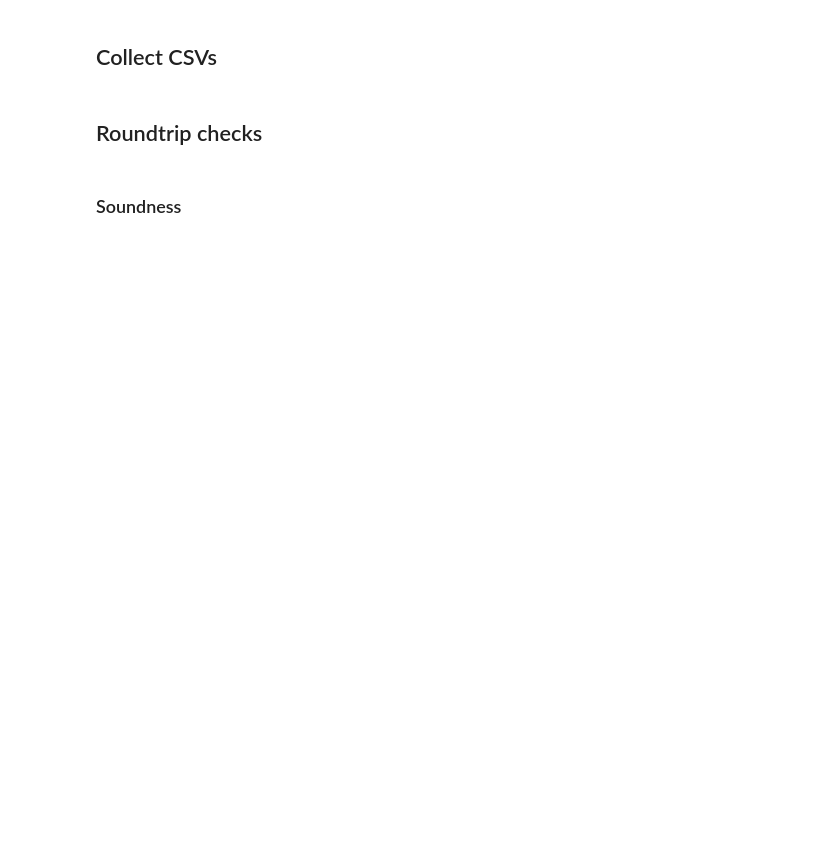
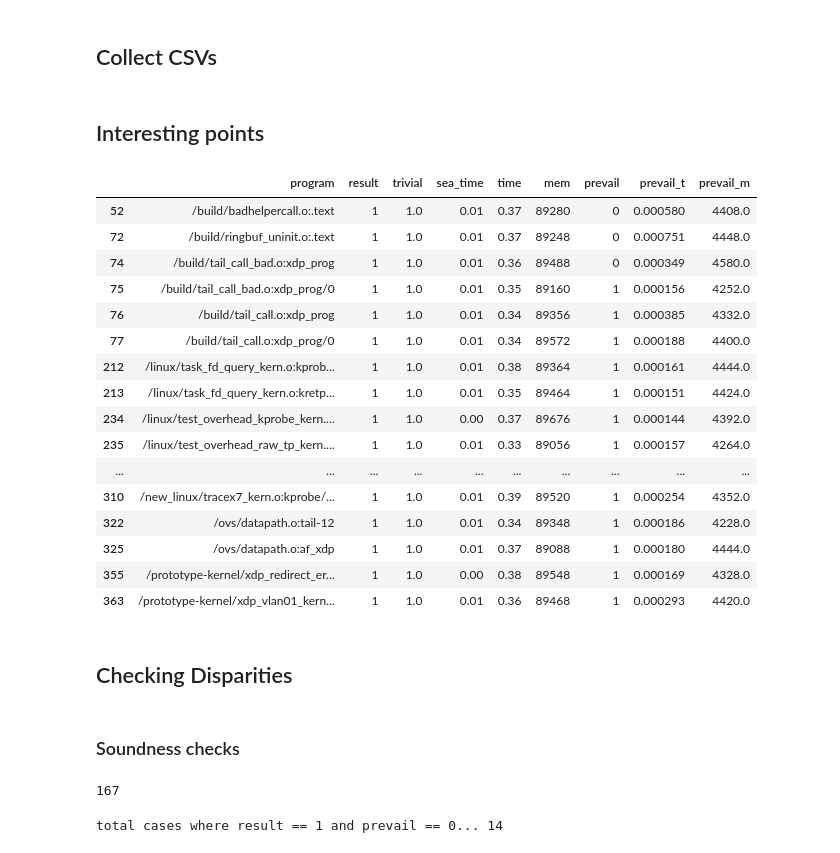
Before and after one commit to jetafese/btor2mlir-1, a Jupyter notebook: utils/ebpf/results/ebpf_results.ipynb, the cells around one changed output. Saved outputs shown, nothing was run; the diff lists cells and outputs as text; code cells hidden in the pictures; blank space fills up the shorter version.

```diff
--- a/utils/ebpf/results/ebpf_results.ipynb
+++ b/utils/ebpf/results/ebpf_results.ipynb
@@ -33,3 +22,40 @@ def clean_csv(in_file, ref=False):
+# %%
+TIMEOUTMAX = 20
+MEMOUTMAX = 200000
+
+def clean_csv(in_file, ref=False):
+  df = pd.read_csv(in_file)
+  # drop rows that don't belong
+  df = df[df["File"].str.contains("/ebpf-samples") == True]
+  assert (df.count()['File'] == 369)
+  # get program name, ignore full path
+  df[['path', 'program']] = df['File'].str.split(pat = '/ebpf-samples', expand = True)
+  df = df.drop(columns=['path', 'File'])
+  # distinguish between reference results and current results
+  if ref:
+    df = df.rename(columns = {'Result': 'prevail'})
+    df = df.rename(columns = {'Cpu': 'prevail_t'})
+    df = df.rename(columns = {'Mem': 'prevail_m'})
+    df = df[['program', 'prevail', 'prevail_t', 'prevail_m']]
+    # handle NAs
+    df['prevail_t'] = df['prevail_t'].fillna(TIMEOUTMAX)
+    df['prevail_m'] = df['prevail_m'].fillna(MEMOUTMAX)
+  else:
+    df = df.rename(columns = {'Result': 'result'})
+    # extract seahorn time
+    df[['title', 'sea_time']] = df['seahorn_time'].str.split(pat = 'seahorn_total', expand = True)
+    df = df.drop(columns=['title', 'seahorn_time'])
+    # extract total time
+    df[['time', 'mem_total']] = df['total'].str.split(pat = 'user', expand = True)
+    df = df.drop(columns=['total'])
+    # extract total memory
+    df[['extra_1', 'mem_s']] = df['mem_total'].str.split(pat = '0avgdata', expand = True)
+    df[['mem', 'extra_2']] = df['mem_s'].str.split(pat = 'maxresident', expand = True)
+    df = df.drop(columns=['extra_1', 'mem_s', 'extra_2'])
+    df = df[['program', 'result', 'trivial', 'sea_time', 'time', 'mem']]
+    # handle NAs
+    df['trivial'] = df['trivial'].fillna(0)
+  return df
 # %% [markdown]
 ## Collect CSVs
 # %%
@@ -41,7 +67,44 @@ current_results = clean_csv(CURRENT)
 ref_results = clean_csv(REFERENCE, ref=True)
 # current_results
 # ref_results
+# %% [markdown]
+## Interesting points
+# %%
+trivialForSeahorn = pd.merge(current_results, ref_results, how='inner', on='program')
+trivialForSeahorn[trivialForSeahorn['trivial'] == 1.0]
+# %% [output]
+|  | program | result | trivial | sea_time | time | mem | prevail | prevail_t | prevail_m |
+| 52 | /build/badhelpercall.o:.text | 1 | 1.0 | 0.01 | 0.37 | 89280 | 0 | 0.000580 | 4408.0 |
+| 72 | /build/ringbuf_uninit.o:.text | 1 | 1.0 | 0.01 | 0.37 | 89248 | 0 | 0.000751 | 4448.0 |
+| 74 | /build/tail_call_bad.o:xdp_prog | 1 | 1.0 | 0.01 | 0.36 | 89488 | 0 | 0.000349 | 4580.0 |
+| 75 | /build/tail_call_bad.o:xdp_prog/0 | 1 | 1.0 | 0.01 | 0.35 | 89160 | 1 | 0.000156 | 4252.0 |
+| 76 | /build/tail_call.o:xdp_prog | 1 | 1.0 | 0.01 | 0.34 | 89356 | 1 | 0.000385 | 4332.0 |
+| 77 | /build/tail_call.o:xdp_prog/0 | 1 | 1.0 | 0.01 | 0.34 | 89572 | 1 | 0.000188 | 4400.0 |
+| 212 | /linux/task_fd_query_kern.o:kprob... | 1 | 1.0 | 0.01 | 0.38 | 89364 | 1 | 0.000161 | 4444.0 |
+| 213 | /linux/task_fd_query_kern.o:kretp... | 1 | 1.0 | 0.01 | 0.35 | 89464 | 1 | 0.000151 | 4424.0 |
+| 234 | /linux/test_overhead_kprobe_kern.... | 1 | 1.0 | 0.00 | 0.37 | 89676 | 1 | 0.000144 | 4392.0 |
+| 235 | /linux/test_overhead_raw_tp_kern.... | 1 | 1.0 | 0.01 | 0.33 | 89056 | 1 | 0.000157 | 4264.0 |
+| ... | ... | ... | ... | ... | ... | ... | ... | ... | ... |
+| 310 | /new_linux/tracex7_kern.o:kprobe/... | 1 | 1.0 | 0.01 | 0.39 | 89520 | 1 | 0.000254 | 4352.0 |
+| 322 | /ovs/datapath.o:tail-12 | 1 | 1.0 | 0.01 | 0.34 | 89348 | 1 | 0.000186 | 4228.0 |
+| 325 | /ovs/datapath.o:af_xdp | 1 | 1.0 | 0.01 | 0.37 | 89088 | 1 | 0.000180 | 4444.0 |
+| 355 | /prototype-kernel/xdp_redirect_er... | 1 | 1.0 | 0.00 | 0.38 | 89548 | 1 | 0.000169 | 4328.0 |
+| 363 | /prototype-kernel/xdp_vlan01_kern... | 1 | 1.0 | 0.01 | 0.36 | 89468 | 1 | 0.000293 | 4420.0 |
+# %% [markdown]
+## Checking Disparities
 # %% [markdown]
-## Roundtrip checks
+### Soundness checks
-# %% [markdown]
-### Soundness
+# %%
+mergedDF = pd.merge(current_results, ref_results, how='inner', on='program')
+diff = mergedDF['result'] != mergedDF['prevail']
+diff.sum()
+# mergedDF[diff]
+# %% [output]
+167
+# %%
+# resultAndNOTPrevail = mergedDF.query('result > prevail')
+resultAndNOTPrevail = mergedDF[mergedDF['result'].str.startswith("1") & mergedDF['prevail'].str.startswith("0")]
+print('total cases where result == 1 and prevail == 0...', resultAndNOTPrevail.count()['program'])
+# resultAndNOTPrevail
+# %% [output]
+total cases where result == 1 and prevail == 0... 14
```
Also changed, not shown: parts of 17 cells of this notebook, 4 other files.
